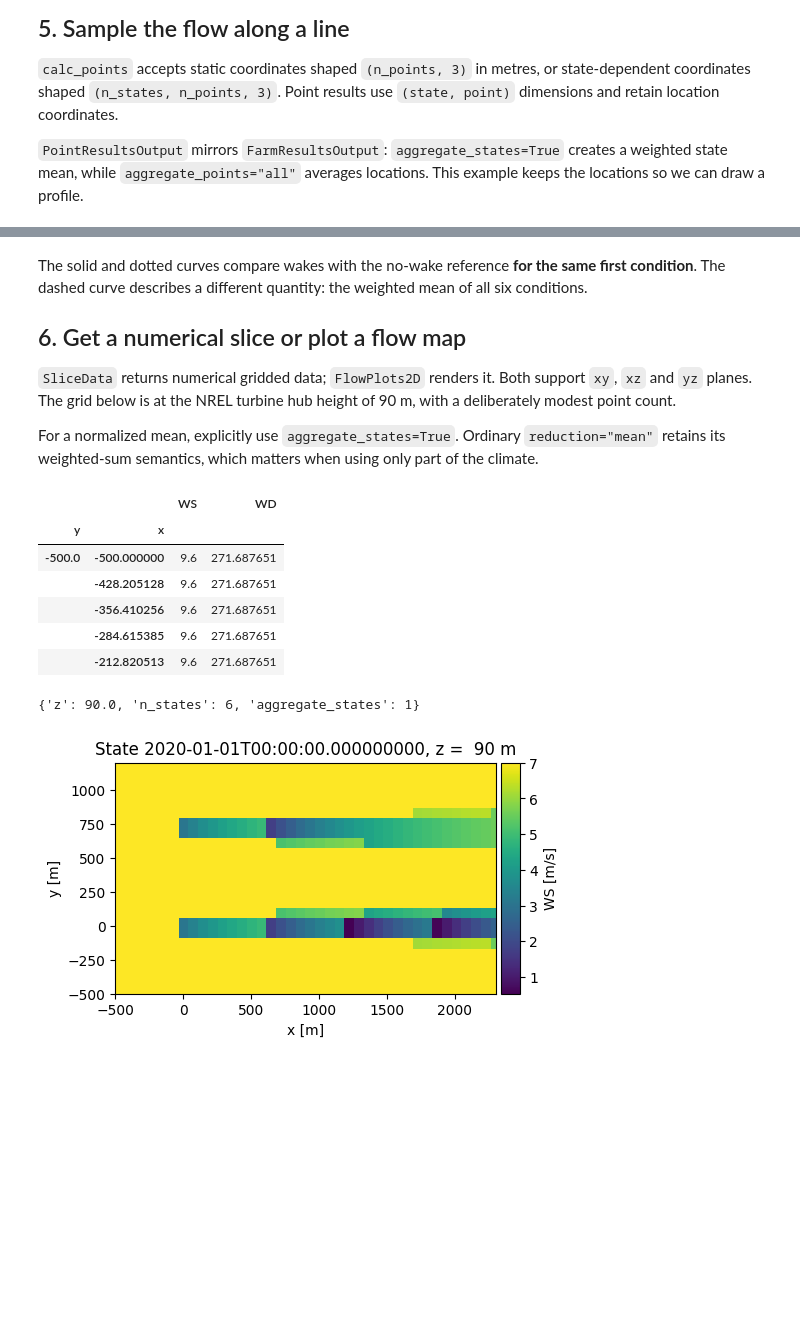
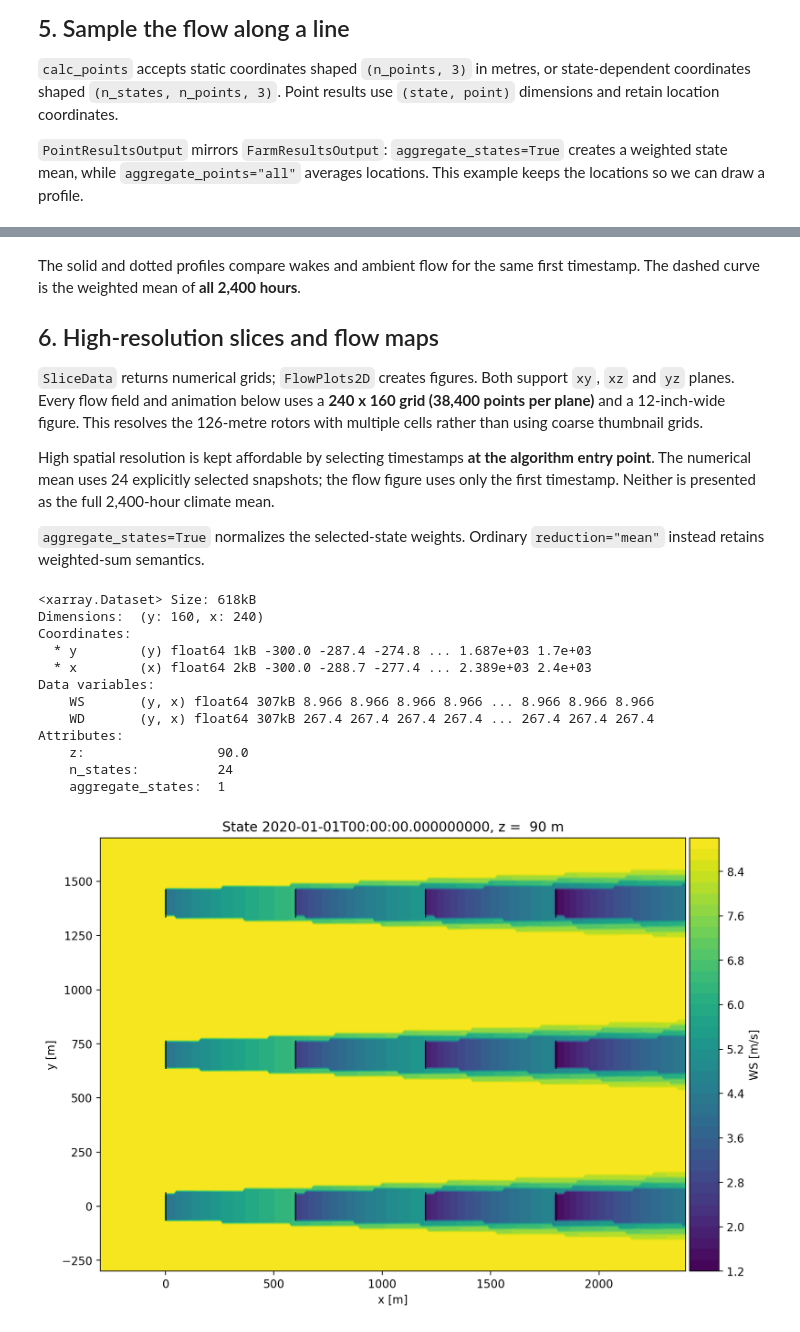
Before and after one commit to FraunhoferIWES/foxes, a Jupyter notebook: notebooks/outputs.ipynb, the cells around one changed output, grey strips where cells are left out. Cells and saved outputs as stored; diff of their text form; code cells hidden in the pictures; blank space fills up the shorter version.

Commit message:
dev outputs

```diff
--- a/notebooks/outputs.ipynb
+++ b/notebooks/outputs.ipynb
@@ -364,9 +477,9 @@ with engine:
         outputs=outputs.FarmLayoutOutput(
             operation="get_figure",
             parameters={
-                "figsize": (8, 3),
+                "figsize": (10, 5),
                 "annotate": 1,
-                "title": "Six turbines in three wind farms",
+                "title": "Twelve turbines in three wind farms",
             },
         ),
     )
@@ -384,7 +497,7 @@ with engine:
             plot_pars={
                 "figsize": (6, 4.5),
                 "freq_delta": 20,
-                "title": "Synthetic climate at turbine T1",
+                "title": "2,400-hour synthetic climate at turbine T01",
                 "legend_pars": {"bbox_to_anchor": (1.05, 1), "loc": "upper left"},
             },
         ),
@@ -445,0 +641,10 @@ plt.close("all")
+# %%
+with engine:
+    probe_means = algo.calc_outputs(
+        farm_results=farm_results,
+        outputs=outputs.PointCalculator(
+            points=points[::10], variables=[FV.WS], states_mean=True
+        ),
+    )
+np.testing.assert_allclose(probe_means[FV.WS], mean_points[FV.WS].values[::10])
+display(probe_means.to_dataframe())
@@ -446,16 +662,37 @@ plt.close("all")
 # %% [markdown]
-The solid and dotted curves compare wakes with the no-wake reference **for the same first condition**. The dashed curve describes a different quantity: the weighted mean of all six conditions.
+The solid and dotted profiles compare wakes and ambient flow for the same
+first timestamp. The dashed curve is the weighted mean of **all 2,400 hours**.
 
-## 6. Get a numerical slice or plot a flow map
+## 6. High-resolution slices and flow maps
 
-`SliceData` returns numerical gridded data; `FlowPlots2D` renders it. Both support `xy`, `xz` and `yz` planes. The grid below is at the NREL turbine hub height of 90 m, with a deliberately modest point count.
+`SliceData` returns numerical grids; `FlowPlots2D` creates figures.
+Both support `xy`, `xz` and `yz` planes. Every flow field and animation below
+uses a **240 x 160 grid (38,400 points per plane)** and a 12-inch-wide
+figure. This resolves the 126-metre rotors with multiple cells rather than
+using coarse thumbnail grids.
 
-For a normalized mean, explicitly use `aggregate_states=True`. Ordinary `reduction="mean"` retains its weighted-sum semantics, which matters when using only part of the climate.
+High spatial resolution is kept affordable by selecting timestamps **at the
+algorithm entry point**. The numerical mean uses 24 explicitly selected
+snapshots; the flow figure uses only the first timestamp. Neither is
+presented as the full 2,400-hour climate mean.
+
+`aggregate_states=True` normalizes the selected-state weights. Ordinary
+`reduction="mean"` instead retains weighted-sum semantics.
 # %%
-grid = {"n_img_points": (40, 24), "z": 90.0}
+grid = {
+    "n_img_points": (240, 160),
+    "xmin": -300.0,
+    "xmax": 2400.0,
+    "ymin": -300.0,
+    "ymax": 1700.0,
+    "z": 90.0,
+}
+flow_states = list(weather.index[::100])
+animation_states = list(weather.index[[0, 6, 12, 18]])
 with engine:
     mean_slice = algo.calc_outputs(
         farm_results=farm_results,
+        states_sel=flow_states,
         outputs=outputs.SliceData(
             plane="xy",
             variables=[FV.WS, FV.WD],
@@ -464,31 +701,37 @@ with engine:
             grid_pars=grid,
         ),
     )
-display(mean_slice.to_dataframe().head())
-display(mean_slice.attrs)
+display(mean_slice)
+assert mean_slice.sizes["x"] == 240
+assert mean_slice.sizes["y"] == 160
+assert mean_slice.attrs["n_states"] == len(flow_states)
 # %% [output]
-|  |  | WS | WD |
-| y | x |  |  |
-| -500.0 | -500.000000 | 9.6 | 271.687651 |
-|  | -428.205128 | 9.6 | 271.687651 |
-|  | -356.410256 | 9.6 | 271.687651 |
-|  | -284.615385 | 9.6 | 271.687651 |
-|  | -212.820513 | 9.6 | 271.687651 |
-{'z': 90.0, 'n_states': 6, 'aggregate_states': 1}
+<xarray.Dataset> Size: 618kB
+Dimensions:  (y: 160, x: 240)
+Coordinates:
+  * y        (y) float64 1kB -300.0 -287.4 -274.8 ... 1.687e+03 1.7e+03
+  * x        (x) float64 2kB -300.0 -288.7 -277.4 ... 2.389e+03 2.4e+03
+Data variables:
+    WS       (y, x) float64 307kB 8.966 8.966 8.966 8.966 ... 8.966 8.966 8.966
+    WD       (y, x) float64 307kB 267.4 267.4 267.4 267.4 ... 267.4 267.4 267.4
+Attributes:
+    z:                 90.0
+    n_states:          24
+    aggregate_states:  1
 # %%
 with engine:
     flow_figures = algo.calc_outputs(
         farm_results=farm_results,
+        states_sel=[weather.index[0]],
         outputs=outputs.FlowPlots2D(
             plane="xy",
             var=FV.WS,
             reduction="states",
-            states_isel=[0],
             grid_pars=grid,
-            plot_pars={"figsize": (8, 3)},
+            plot_pars={"figsize": (12, 7), "levels": 40, "rotor_color": "black"},
         ),
     )
 plt.show()
 plt.close("all")
 # %% [output]
-[figure, old version]
+[figure, new version]
```
Also changed, not shown: parts of 45 cells of this notebook, 9 other files.
